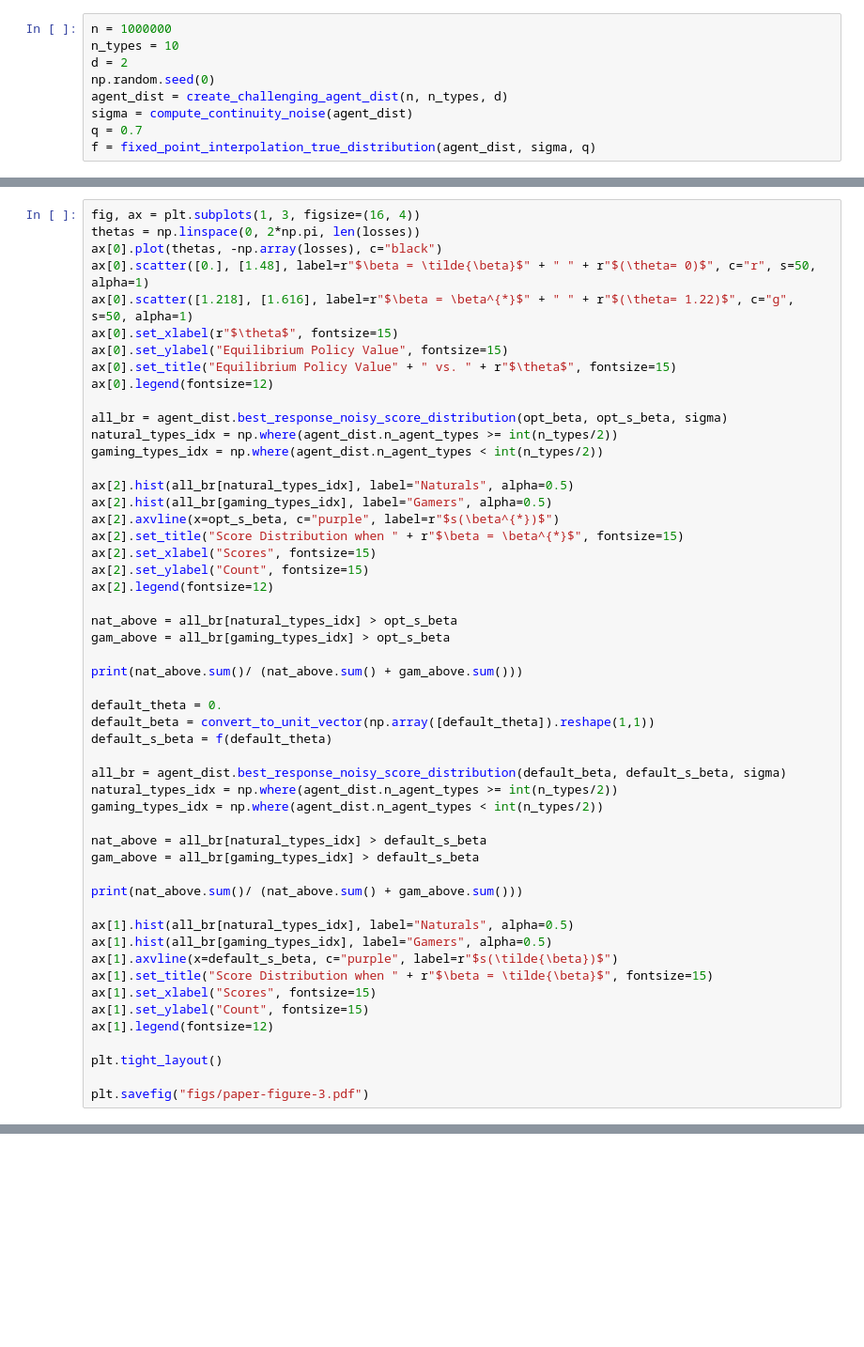
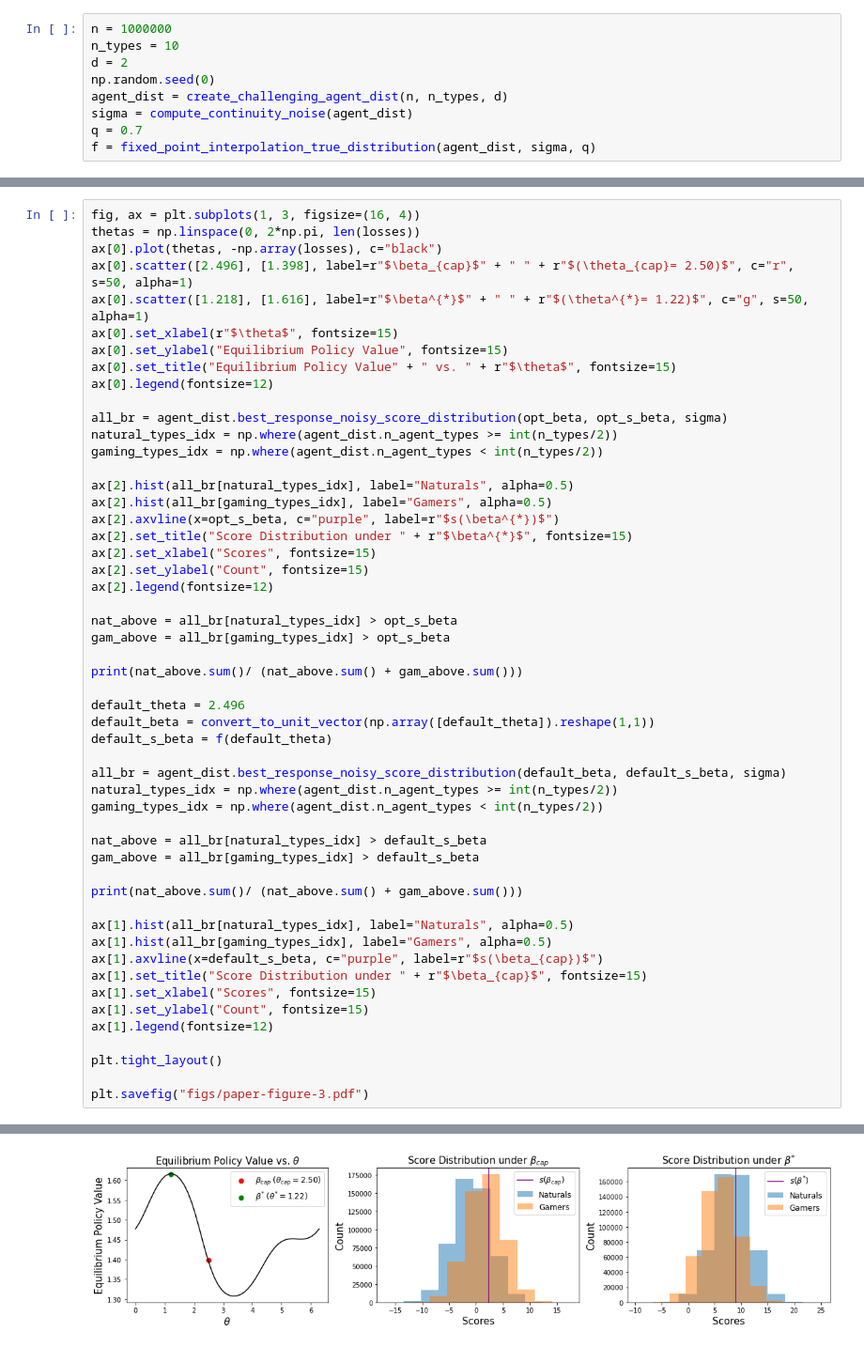
Before and after one commit to roshni714/policy-learning-competing-agents, a Jupyter notebook: paper-figure-3.ipynb, the cells around one changed output, grey strips where cells are left out. Shown: that part at 94% size. Cells and saved outputs as stored; diff of their text form; blank space fills up the shorter version.

```diff
--- a/paper-figure-3.ipynb
+++ b/paper-figure-3.ipynb
@@ -42,8 +43,8 @@ print("Min Loss: {}".format(min_loss))
 fig, ax = plt.subplots(1, 3, figsize=(16, 4))
 thetas = np.linspace(0, 2*np.pi, len(losses))
 ax[0].plot(thetas, -np.array(losses), c="black")
-ax[0].scatter([0.], [1.48], label=r"$\beta = \tilde{\beta}$" + " " + r"$(\theta= 0)$", c="r", s=50, alpha=1)
-ax[0].scatter([1.218], [1.616], label=r"$\beta = \beta^{*}$" + " " + r"$(\theta= 1.22)$", c="g", s=50, alpha=1)
+ax[0].scatter([2.496], [1.398], label=r"$\beta_{cap}$" + " " + r"$(\theta_{cap}= 2.50)$", c="r", s=50, alpha=1)
+ax[0].scatter([1.218], [1.616], label=r"$\beta^{*}$" + " " + r"$(\theta^{*}= 1.22)$", c="g", s=50, alpha=1)
 ax[0].set_xlabel(r"$\theta$", fontsize=15)
 ax[0].set_ylabel("Equilibrium Policy Value", fontsize=15)
 ax[0].set_title("Equilibrium Policy Value" + " vs. " + r"$\theta$", fontsize=15)
@@ -56,7 +57,7 @@ gaming_types_idx = np.where(agent_dist.n_agent_types < int(n_types/2))
 ax[2].hist(all_br[natural_types_idx], label="Naturals", alpha=0.5)
 ax[2].hist(all_br[gaming_types_idx], label="Gamers", alpha=0.5)
 ax[2].axvline(x=opt_s_beta, c="purple", label=r"$s(\beta^{*})$")
-ax[2].set_title("Score Distribution when " + r"$\beta = \beta^{*}$", fontsize=15)
+ax[2].set_title("Score Distribution under " + r"$\beta^{*}$", fontsize=15)
 ax[2].set_xlabel("Scores", fontsize=15)
 ax[2].set_ylabel("Count", fontsize=15)
 ax[2].legend(fontsize=12)
@@ -66,7 +67,7 @@ gam_above = all_br[gaming_types_idx] > opt_s_beta
 
 print(nat_above.sum()/ (nat_above.sum() + gam_above.sum()))
 
-default_theta = 0.
+default_theta = 2.496
 default_beta = convert_to_unit_vector(np.array([default_theta]).reshape(1,1))
 default_s_beta = f(default_theta)
 
@@ -81,8 +82,8 @@ print(nat_above.sum()/ (nat_above.sum() + gam_above.sum()))
 
 ax[1].hist(all_br[natural_types_idx], label="Naturals", alpha=0.5)
 ax[1].hist(all_br[gaming_types_idx], label="Gamers", alpha=0.5)
-ax[1].axvline(x=default_s_beta, c="purple", label=r"$s(\tilde{\beta})$")
-ax[1].set_title("Score Distribution when " + r"$\beta = \tilde{\beta}$", fontsize=15)
+ax[1].axvline(x=default_s_beta, c="purple", label=r"$s(\beta_{cap})$")
+ax[1].set_title("Score Distribution under " + r"$\beta_{cap}$", fontsize=15)
 ax[1].set_xlabel("Scores", fontsize=15)
 ax[1].set_ylabel("Count", fontsize=15)
 ax[1].legend(fontsize=12)
@@ -90,3 +91,4 @@ ax[1].legend(fontsize=12)
 plt.tight_layout()
 
 plt.savefig("figs/paper-figure-3.pdf")
+# %% [output]
@@ -92,0 +97 @@ plt.savefig("figs/paper-figure-3.pdf")
+[figure, added]
```
Also changed, not shown: parts of 3 cells of this notebook, 5 other files.
